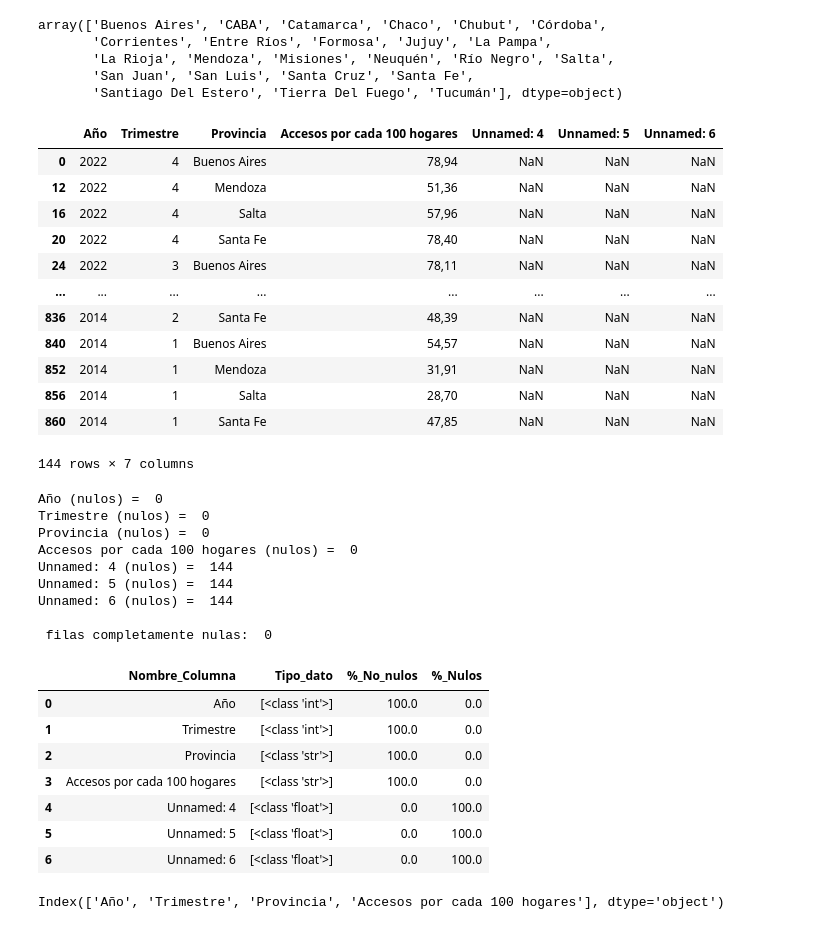
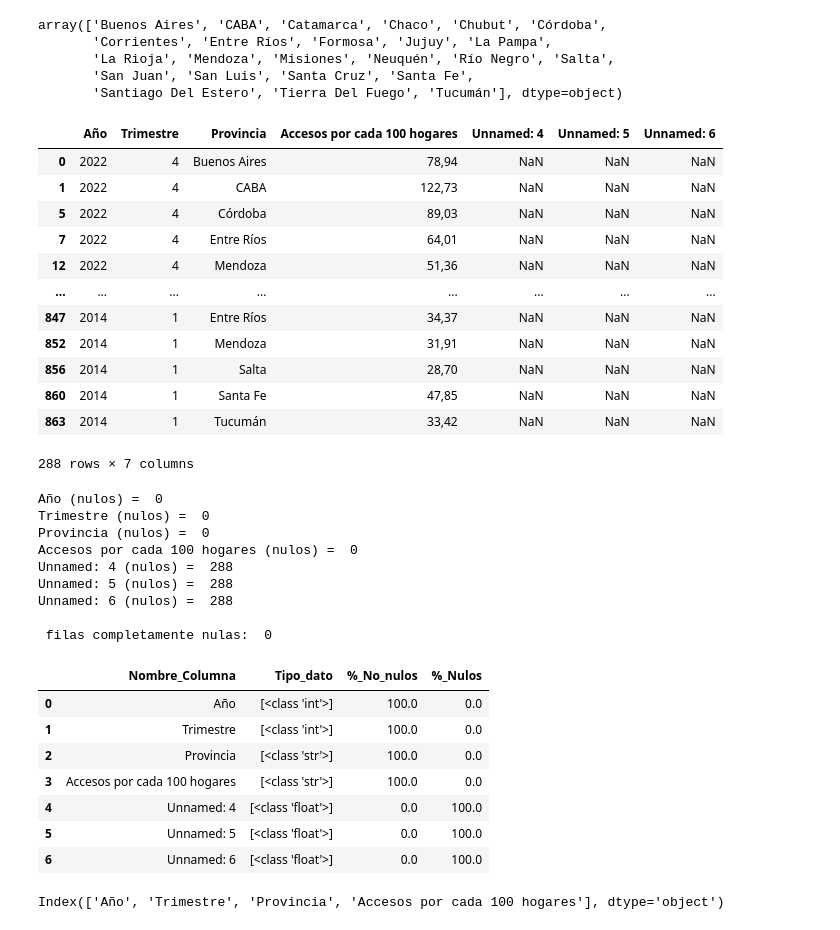
Before and after one commit to stevenyb56/PI_DA, a Jupyter notebook: Notebooks/ETL.ipynb, the cells around one changed output. Saved outputs shown, nothing was run; the diff lists cells and outputs as text; code cells hidden in the pictures.

```diff
--- a/Notebooks/ETL.ipynb
+++ b/Notebooks/ETL.ipynb
@@ -713,25 +713,25 @@ array(['Buenos Aires', 'CABA', 'Catamarca', 'Chaco', 'Chubut', 'Córdoba',
        'Santiago Del Estero', 'Tierra Del Fuego', 'Tucumán'], dtype=object)
 # %%
 # Se crea una variable con las Provincias seleccionadas
-provincias_seleccionadas = ['Caba', 'Buenos Aires', 'Cordoba','Entre Rios', 'Mendoza', 'Salta', 'Santa Fe', 'Tucuman']
+provincias_seleccionadas = ['CABA', 'Buenos Aires', 'Córdoba','Entre Ríos', 'Mendoza', 'Salta', 'Santa Fe', 'Tucumán']
 
 # Filtra el DataFrame para incluir solo las provincias seleccionadas
 Acc_hoga = Acc_hoga[Acc_hoga['Provincia'].isin(provincias_seleccionadas)]
 Acc_hoga
 # %% [output]
 |  | Año | Trimestre | Provincia | Accesos por cada 100 hogares | Unnamed: 4 | Unnamed: 5 | Unnamed: 6 |
 | 0 | 2022 | 4 | Buenos Aires | 78,94 | NaN | NaN | NaN |
+| 1 | 2022 | 4 | CABA | 122,73 | NaN | NaN | NaN |
+| 5 | 2022 | 4 | Córdoba | 89,03 | NaN | NaN | NaN |
+| 7 | 2022 | 4 | Entre Ríos | 64,01 | NaN | NaN | NaN |
 | 12 | 2022 | 4 | Mendoza | 51,36 | NaN | NaN | NaN |
-| 16 | 2022 | 4 | Salta | 57,96 | NaN | NaN | NaN |
-| 20 | 2022 | 4 | Santa Fe | 78,40 | NaN | NaN | NaN |
-| 24 | 2022 | 3 | Buenos Aires | 78,11 | NaN | NaN | NaN |
 | ... | ... | ... | ... | ... | ... | ... | ... |
-| 836 | 2014 | 2 | Santa Fe | 48,39 | NaN | NaN | NaN |
-| 840 | 2014 | 1 | Buenos Aires | 54,57 | NaN | NaN | NaN |
+| 847 | 2014 | 1 | Entre Ríos | 34,37 | NaN | NaN | NaN |
 | 852 | 2014 | 1 | Mendoza | 31,91 | NaN | NaN | NaN |
 | 856 | 2014 | 1 | Salta | 28,70 | NaN | NaN | NaN |
 | 860 | 2014 | 1 | Santa Fe | 47,85 | NaN | NaN | NaN |
+| 863 | 2014 | 1 | Tucumán | 33,42 | NaN | NaN | NaN |
-144 rows × 7 columns
+288 rows × 7 columns
 # %%
 func.tipo_dato(Acc_hoga)
 # %% [output]
@@ -739,9 +739,9 @@ Año (nulos) =  0
 Trimestre (nulos) =  0
 Provincia (nulos) =  0
 Accesos por cada 100 hogares (nulos) =  0
-Unnamed: 4 (nulos) =  144
-Unnamed: 5 (nulos) =  144
-Unnamed: 6 (nulos) =  144
+Unnamed: 4 (nulos) =  288
+Unnamed: 5 (nulos) =  288
+Unnamed: 6 (nulos) =  288
 
  filas completamente nulas:  0
 |  | Nombre_Columna | Tipo_dato | %_No_nulos | %_Nulos |
```
Also changed, not shown: parts of 3 cells of this notebook, 3 other files.
